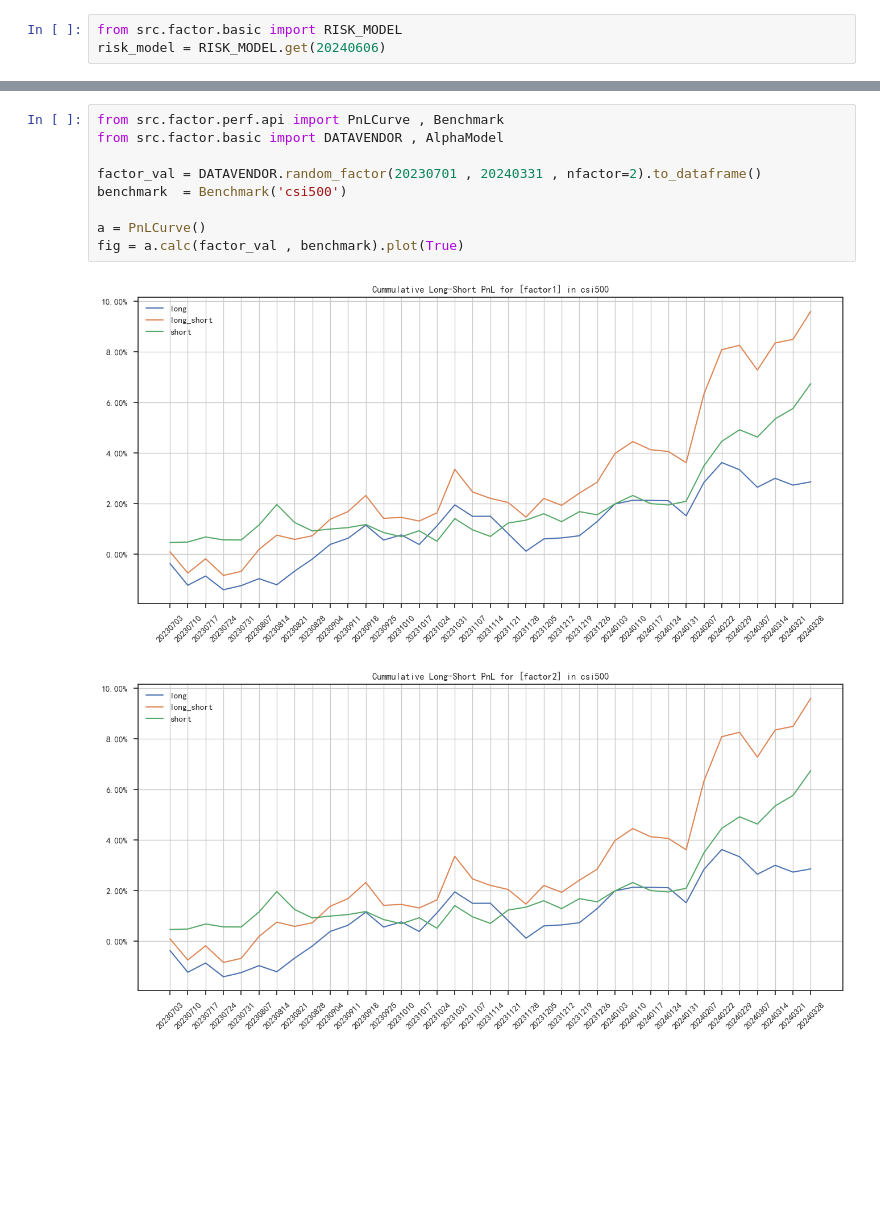
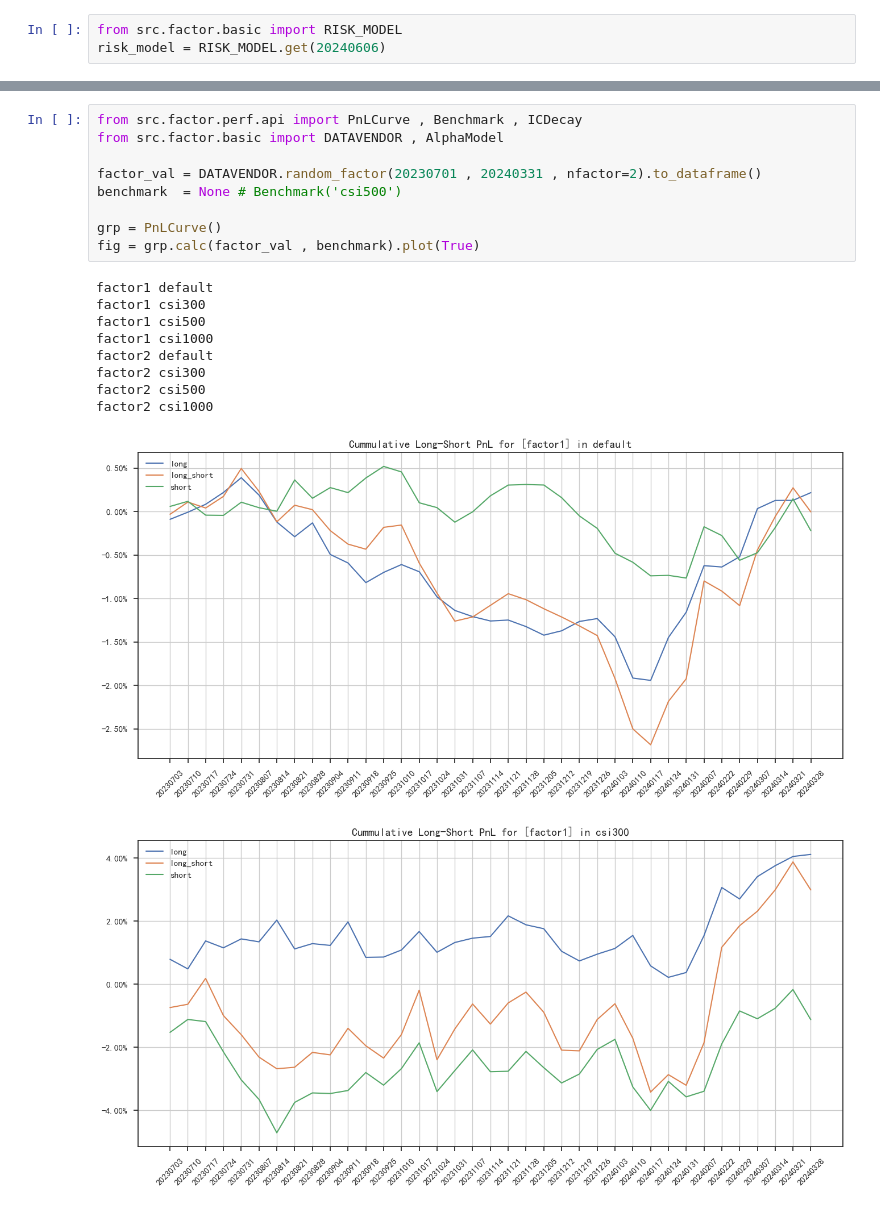
Before and after one commit to mengkjin/learndl, a Jupyter notebook: test.ipynb, the cells around one changed output, grey strips where cells are left out. Drawn from its saved outputs; the diff is of its cells as text; blank space fills up the shorter version.

```diff
--- a/test.ipynb
+++ b/test.ipynb
@@ -21,12 +29,20 @@ risk_model = RISK_MODEL.get(20240606)
 # %%
-from src.factor.perf.api import PnLCurve , Benchmark
+from src.factor.perf.api import PnLCurve , Benchmark , ICDecay
 from src.factor.basic import DATAVENDOR , AlphaModel
 
 factor_val = DATAVENDOR.random_factor(20230701 , 20240331 , nfactor=2).to_dataframe()
-benchmark  = Benchmark('csi500')
+benchmark  = None # Benchmark('csi500')
 
-a = PnLCurve()
-fig = a.calc(factor_val , benchmark).plot(True)
+grp = PnLCurve()
+fig = grp.calc(factor_val , benchmark).plot(True)
 # %% [output]
+factor1 default
+factor1 csi300
+factor1 csi500
+factor1 csi1000
+factor2 default
+factor2 csi300
+factor2 csi500
+factor2 csi1000
-[figure, old version]
+[figure, new version]
-[figure, old version]
+[figure, new version]
```
Also changed, not shown: parts of 32 cells of this notebook, 40 other files.
